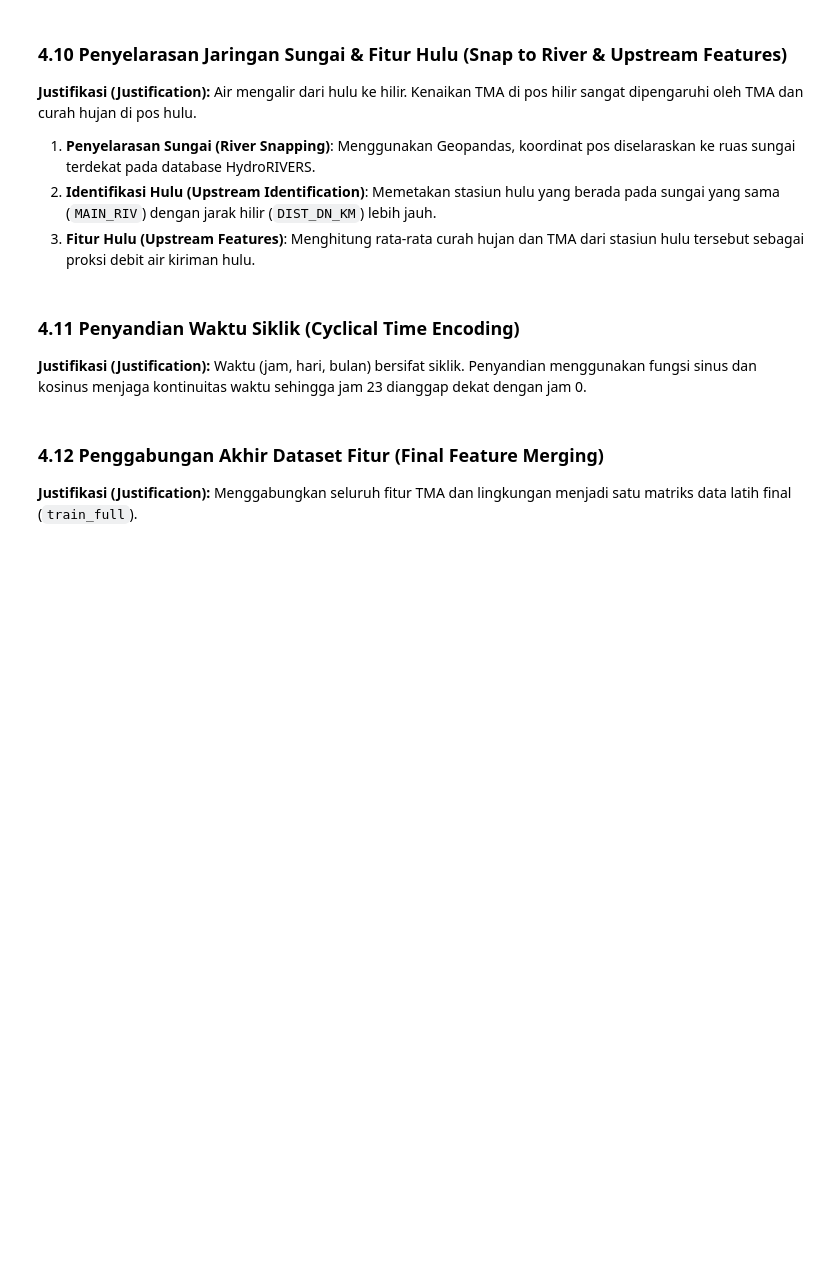
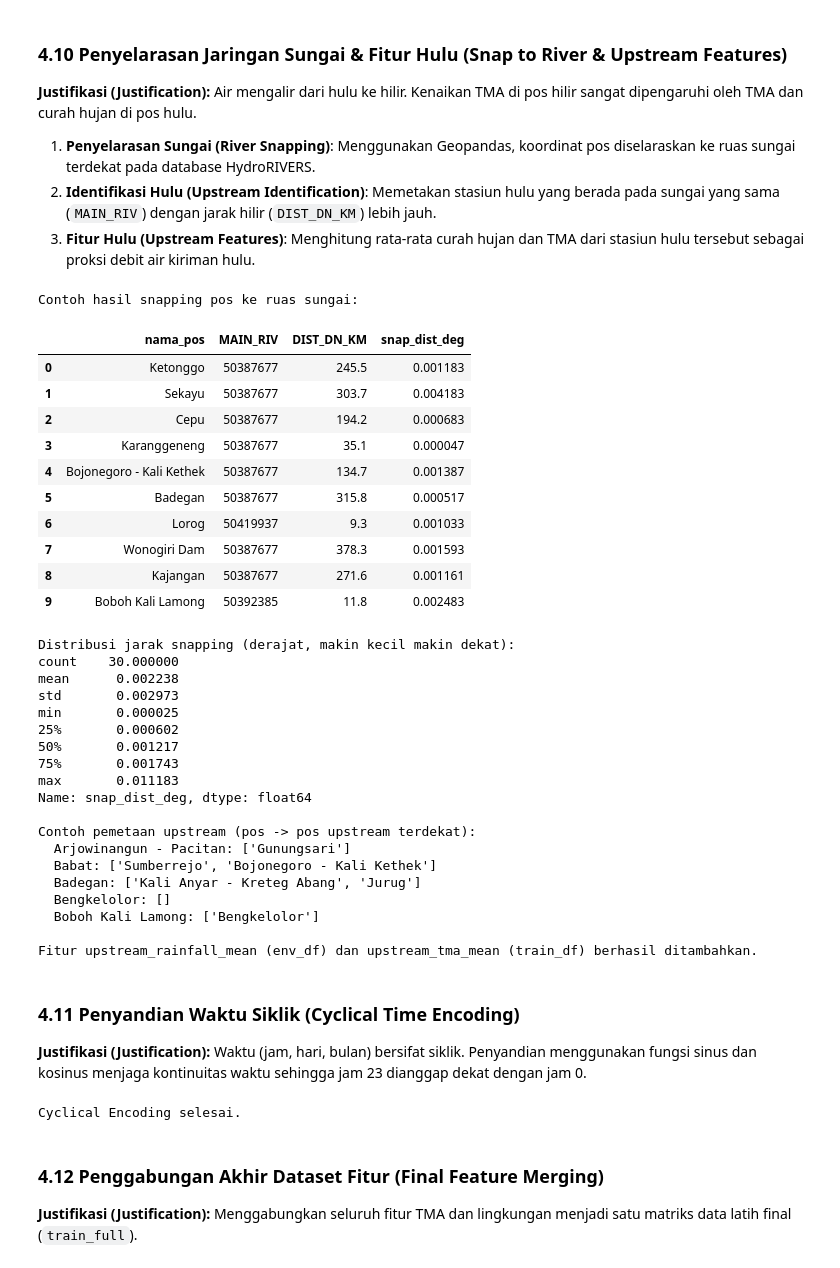
Before and after one commit to LeonArif/SSDS_Dikeri-Leon, a Jupyter notebook: ivant/notebook.ipynb, the cells around one changed output. Cells and saved outputs as stored; diff of their text form; code cells hidden in the pictures; blank space fills up the shorter version.

```diff
--- a/ivant/notebook.ipynb
+++ b/ivant/notebook.ipynb
@@ -608,7 +662,7 @@ from shapely.geometry import Point
 if 'upstream_rainfall_mean' in env_df.columns and 'upstream_tma_mean' in train_df.columns:
     print('Fitur upstream sudah ada, dilewati.')
 else:
-    gdf_rivers = gpd.read_file('/kaggle/input/competitions/sebelas-maret-statistics-data-science-2026/data_pendukung/HydroRIVERS_v10_au_shp')
+    gdf_rivers = gpd.read_file('sebelas-maret-statistics-data-science-2026/data_pendukung/HydroRIVERS_v10_au_shp')
 
     # Snap stasiun pemantauan ke ruas sungai terdekat
     gdf_pos = gpd.GeoDataFrame(
@@ -652,33 +706,65 @@ else:
         upstream_map[pos] = kandidat.index[:K_UPSTREAM].tolist()
 
     print('\nContoh pemetaan upstream (pos -> pos upstream terdekat):')
     for pos in daftar_pos[:5]:
         print(f'  {pos}: {upstream_map[pos]}')
 
     # Rata-rata curah hujan stasiun hulu
     rainfall_wide_riv = env_df.pivot(index='datetime', columns='nama_pos', values='rainfall_mm')
     upstream_rain = {}
     for pos in daftar_pos:
         up = upstream_map.get(pos, [])
         upstream_rain[pos] = rainfall_wide_riv[up].mean(axis=1) if up else pd.Series(np.nan, index=rainfall_wide_riv.index)
     upstream_rain_df = (
         pd.DataFrame(upstream_rain).reset_index()
         .melt(id_vars='datetime', var_name='nama_pos', value_name='upstream_rainfall_mean')
     )
     env_df = env_df.merge(upstream_rain_df, on=['nama_pos', 'datetime'], how='left')
 
     tma_wide_riv = train_df.pivot(index='datetime', columns='nama_pos', values='tma_mdpl')
     upstream_tma = {}
     for pos in daftar_pos:
         up = upstream_map.get(pos, [])
         upstream_tma[pos] = tma_wide_riv[up].mean(axis=1) if up else pd.Series(np.nan, index=tma_wide_riv.index)
     upstream_tma_df = (
         pd.DataFrame(upstream_tma).reset_index()
         .melt(id_vars='datetime', var_name='nama_pos', value_name='upstream_tma_mean')
     )
     train_df = train_df.merge(upstream_tma_df, on=['nama_pos', 'datetime'], how='left')
 
     print('\nFitur upstream_rainfall_mean (env_df) dan upstream_tma_mean (train_df) berhasil ditambahkan.')
+# %% [output]
+Contoh hasil snapping pos ke ruas sungai:
+|  | nama_pos | MAIN_RIV | DIST_DN_KM | snap_dist_deg |
+| 0 | Ketonggo | 50387677 | 245.5 | 0.001183 |
+| 1 | Sekayu | 50387677 | 303.7 | 0.004183 |
+| 2 | Cepu | 50387677 | 194.2 | 0.000683 |
+| 3 | Karanggeneng | 50387677 | 35.1 | 0.000047 |
+| 4 | Bojonegoro - Kali Kethek | 50387677 | 134.7 | 0.001387 |
+| 5 | Badegan | 50387677 | 315.8 | 0.000517 |
+| 6 | Lorog | 50419937 | 9.3 | 0.001033 |
+| 7 | Wonogiri Dam | 50387677 | 378.3 | 0.001593 |
+| 8 | Kajangan | 50387677 | 271.6 | 0.001161 |
+| 9 | Boboh Kali Lamong | 50392385 | 11.8 | 0.002483 |
+Distribusi jarak snapping (derajat, makin kecil makin dekat):
+count    30.000000
+mean      0.002238
+std       0.002973
+min       0.000025
+25%       0.000602
+50%       0.001217
+75%       0.001743
+max       0.011183
+Name: snap_dist_deg, dtype: float64
+
+Contoh pemetaan upstream (pos -> pos upstream terdekat):
+  Arjowinangun - Pacitan: ['Gunungsari']
+  Babat: ['Sumberrejo', 'Bojonegoro - Kali Kethek']
+  Badegan: ['Kali Anyar - Kreteg Abang', 'Jurug']
+  Bengkelolor: []
+  Boboh Kali Lamong: ['Bengkelolor']
+
+Fitur upstream_rainfall_mean (env_df) dan upstream_tma_mean (train_df) berhasil ditambahkan.
 # %% [markdown]
 ### 4.11 Penyandian Waktu Siklik (Cyclical Time Encoding)
 
@@ -700,6 +786,8 @@ def add_cyclical(df):
 
 train_df = add_cyclical(train_df)
 print('Cyclical Encoding selesai.')
+# %% [output]
+Cyclical Encoding selesai.
 # %% [markdown]
 ### 4.12 Penggabungan Akhir Dataset Fitur (Final Feature Merging)
 
```
Also changed, not shown: parts of 59 cells of this notebook, 8 other files.
